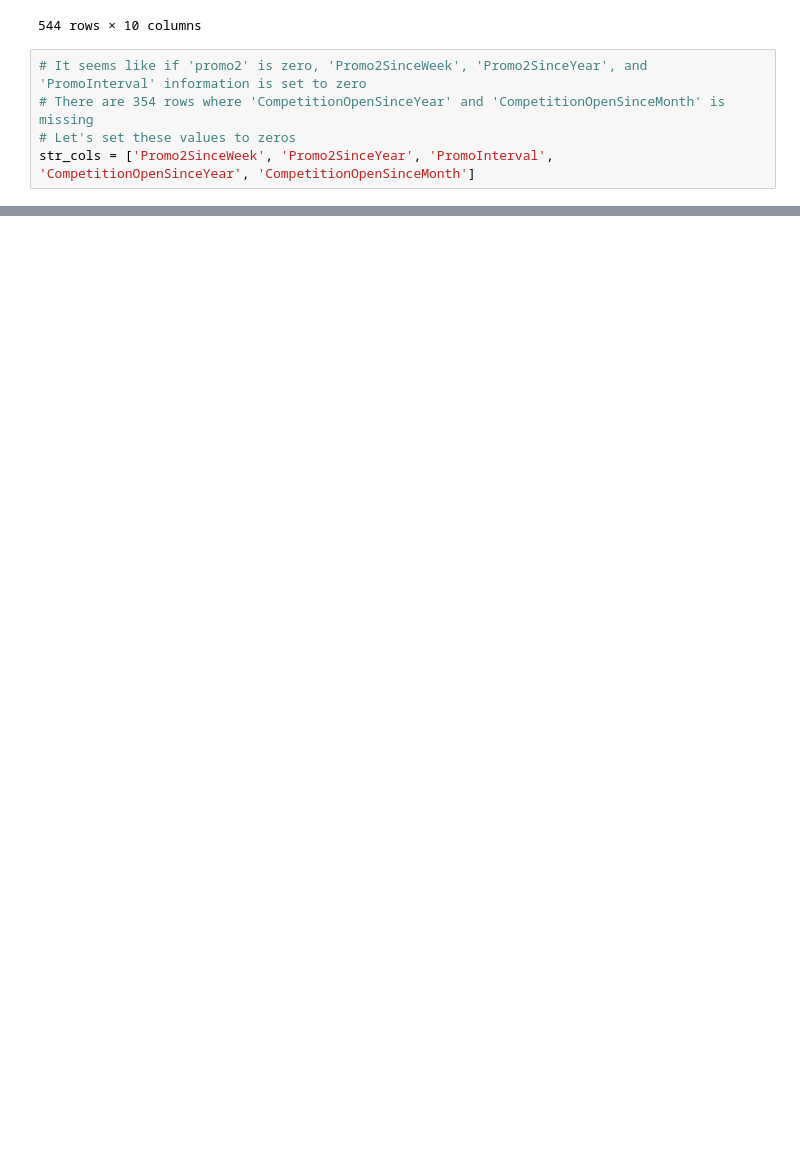
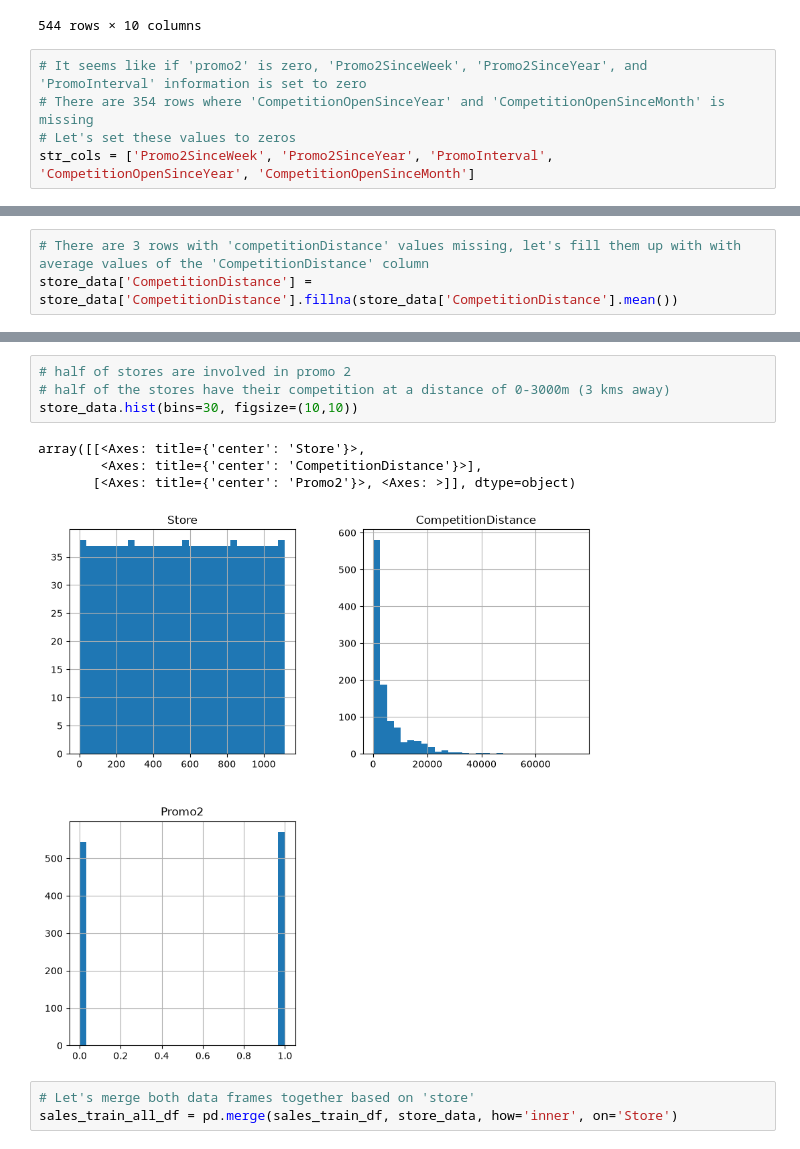
Before and after one commit to Pranavbhawane7/Sales_Analysis_project, a Jupyter notebook: Sales_Analysis_project.ipynb, the cells around one changed output, grey strips where cells are left out. Cells and saved outputs as stored; diff of their text form; blank space fills up the shorter version.

```diff
--- a/Sales_Analysis_project.ipynb
+++ b/Sales_Analysis_project.ipynb
@@ -316,0 +315,3 @@ TypeError: Invalid value '0' for dtype 'str'. Value should be a string or missin
+# %%
+# There are 3 rows with 'competitionDistance' values missing, let's fill them up with with average values of the 'CompetitionDistance' column
+store_data['CompetitionDistance'] = store_data['CompetitionDistance'].fillna(store_data['CompetitionDistance'].mean())
@@ -316,0 +338,12 @@ TypeError: Invalid value '0' for dtype 'str'. Value should be a string or missin
+# %%
+# half of stores are involved in promo 2
+# half of the stores have their competition at a distance of 0-3000m (3 kms away)
+store_data.hist(bins=30, figsize=(10,10))
+# %% [output]
+array([[<Axes: title={'center': 'Store'}>,
+        <Axes: title={'center': 'CompetitionDistance'}>],
+       [<Axes: title={'center': 'Promo2'}>, <Axes: >]], dtype=object)
+[figure, added]
+# %%
+# Let's merge both data frames together based on 'store'
+sales_train_all_df = pd.merge(sales_train_df, store_data, how='inner', on='Store')
```
Also changed, not shown: parts of 30 cells of this notebook, 1 other file.
